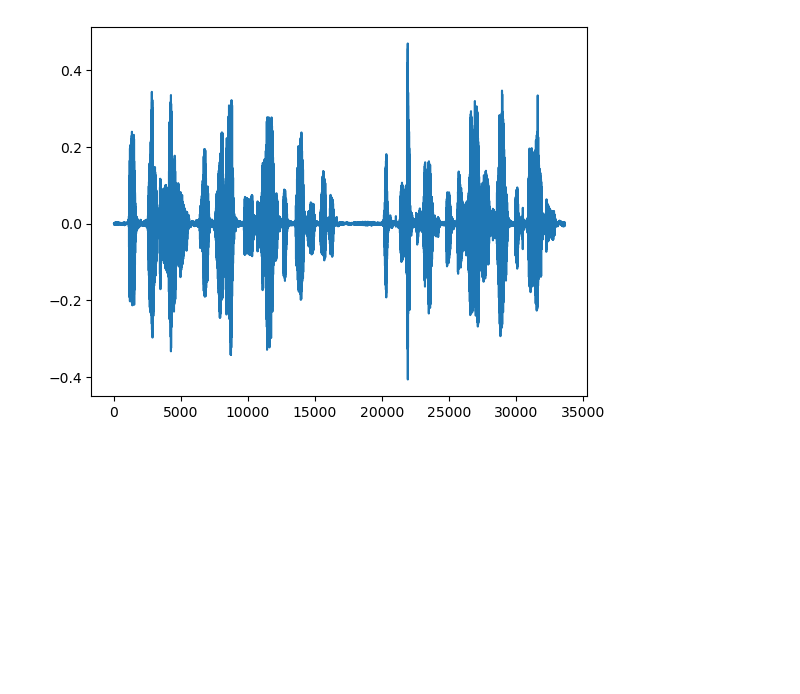
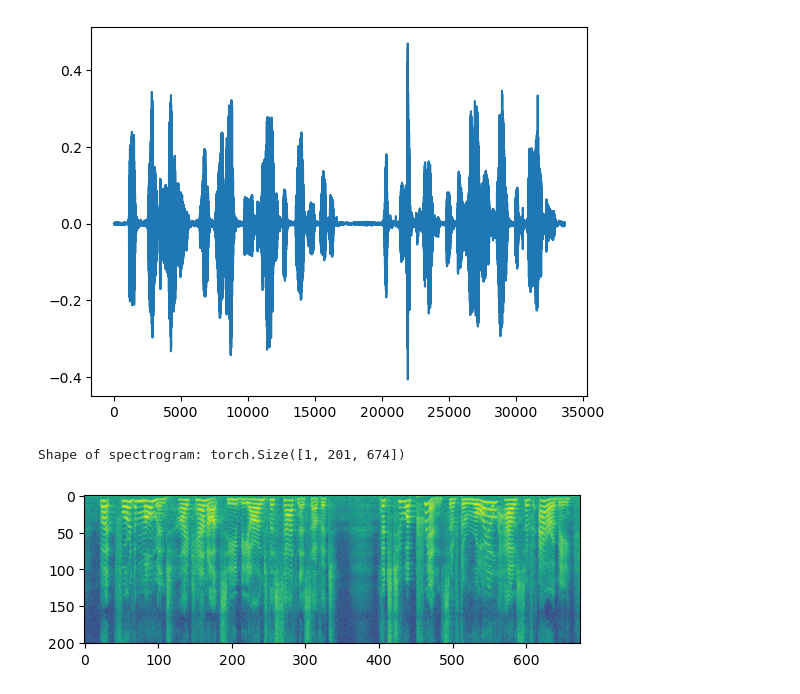
Before and after one commit to Cui-Inc-Lab/AAI2022Fall-Project, a Jupyter notebook: data_processing/check_data.ipynb, the cells around one changed output. Cells and saved outputs as stored; diff of their text form; code cells hidden in the pictures; blank space fills up the shorter version.

```diff
--- a/data_processing/check_data.ipynb
+++ b/data_processing/check_data.ipynb
@@ -89,3 +100,15 @@ Shape of transformed waveform: torch.Size([1, 33660])
 Sample rate: 4000
 [interactive output not drawn]
 [figure]
+# %%
+def show_spectrogram(waveform):
+    spectrogram = torchaudio.transforms.Spectrogram()(waveform)
+    print("\nShape of spectrogram: {}".format(spectrogram.size()))
+
+    plt.figure()
+    plt.imshow(spectrogram.log2()[0,:,:].numpy(), cmap='viridis')
+
+show_spectrogram(data_spk1[0][0])
+# %% [output]
+Shape of spectrogram: torch.Size([1, 201, 674])
+[figure, added]
```
Also changed, not shown: parts of 15 cells of this notebook.
